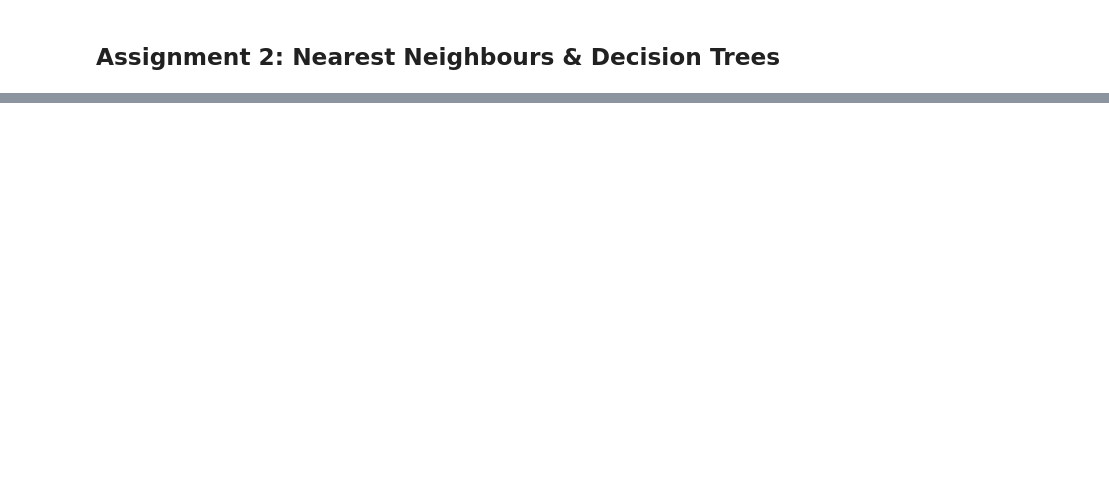
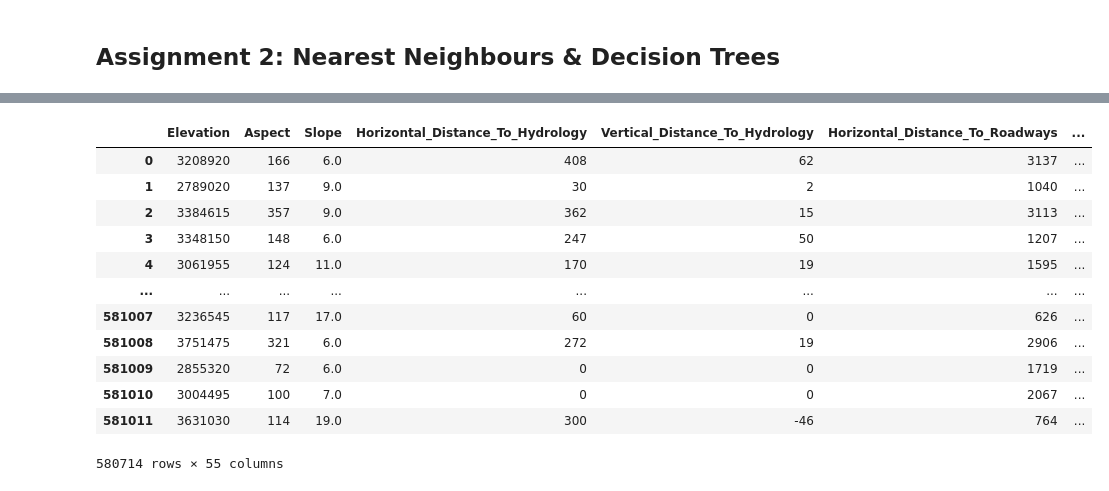
Before and after one commit to JamieSH03/ML-assing-2, a Jupyter notebook: Assignment2.ipynb, the cells around one changed output, grey strips where cells are left out. Drawn from its saved outputs; the diff is of its cells as text; code cells hidden in the pictures; blank space fills up the shorter version.

```diff
--- a/Assignment2.ipynb
+++ b/Assignment2.ipynb
@@ -26,0 +99,16 @@ display(raw_df)
+# %%
+df.dropna()
+# %% [output]
+|  | Elevation | Aspect | Slope | Horizontal_Distance_To_Hydrology | Vertical_Distance_To_Hydrology | Horizontal_Distance_To_Roadways | ... |
+| 0 | 3208920 | 166 | 6.0 | 408 | 62 | 3137 | ... |
+| 1 | 2789020 | 137 | 9.0 | 30 | 2 | 1040 | ... |
+| 2 | 3384615 | 357 | 9.0 | 362 | 15 | 3113 | ... |
+| 3 | 3348150 | 148 | 6.0 | 247 | 50 | 1207 | ... |
+| 4 | 3061955 | 124 | 11.0 | 170 | 19 | 1595 | ... |
+| ... | ... | ... | ... | ... | ... | ... | ... |
+| 581007 | 3236545 | 117 | 17.0 | 60 | 0 | 626 | ... |
+| 581008 | 3751475 | 321 | 6.0 | 272 | 19 | 2906 | ... |
+| 581009 | 2855320 | 72 | 6.0 | 0 | 0 | 1719 | ... |
+| 581010 | 3004495 | 100 | 7.0 | 0 | 0 | 2067 | ... |
+| 581011 | 3631030 | 114 | 19.0 | 300 | -46 | 764 | ... |
+580714 rows × 55 columns
```
Also changed, not shown: parts of 24 cells of this notebook.
